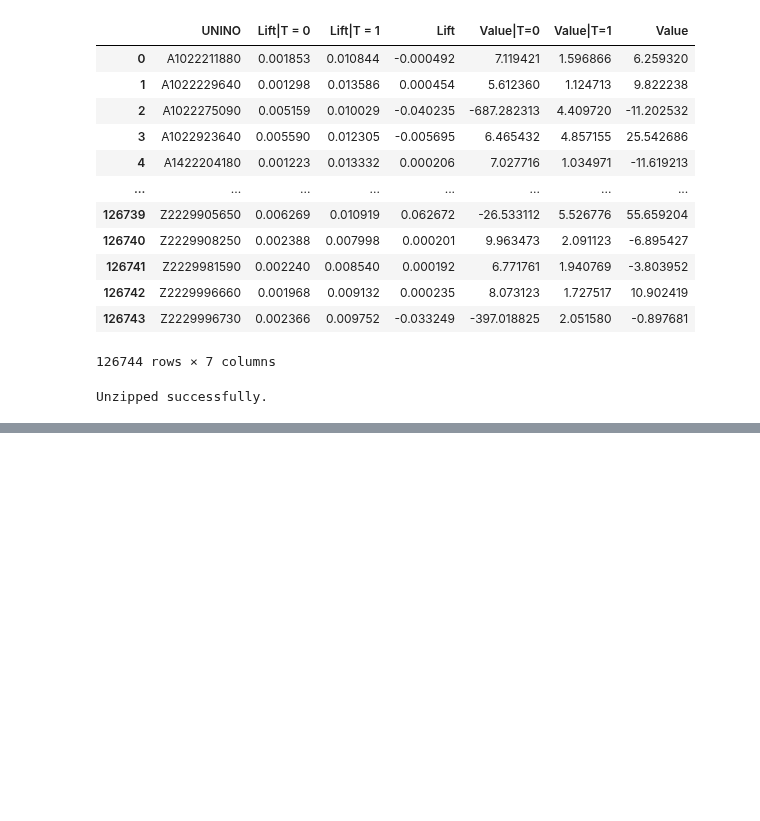
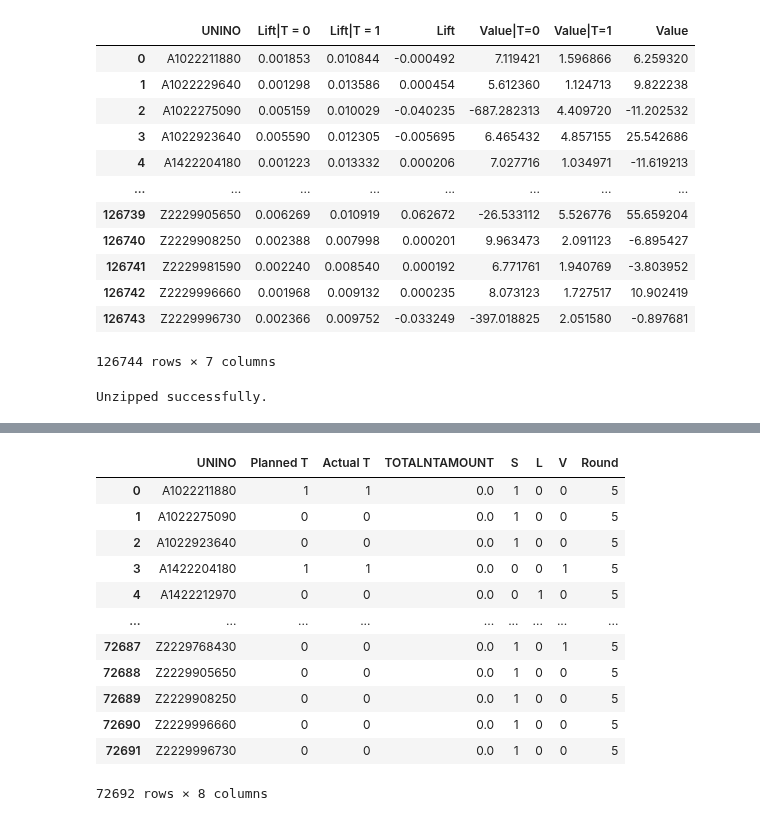
Before and after one commit to sssylvia0/Uplift_Model, a Jupyter notebook: Results.ipynb, the cells around one changed output, grey strips where cells are left out. Cells and saved outputs as stored; diff of their text form; code cells hidden in the pictures; blank space fills up the shorter version.

```diff
--- a/Results.ipynb
+++ b/Results.ipynb
@@ -846,0 +944,47 @@ Concat.to_csv('/content/drive/MyDrive/Sinopac/Results/Final_results.csv', index=
+# %%
+#標籤, TAG轉換
+# 定義字母到二進制編碼的映射
+binary_mapping = {
+    'A': '100',
+    'B': '010',
+    'C': '001',
+    'D': '110',
+    'E': '011',
+    'F': '101',
+    'G': '111'
+}
+
+# Define the function to convert labels to binary representation
+# 定義函數來將標籤轉換成二進制編碼
+def convert_to_binary(label):
+    binary_label = ''
+    # 檢查標籤中的每個字母
+    for char in label:
+        # 如果字母是英文字母且在映射中存在，則將其對應的二進制編碼加入到 binary_label 中
+        if char in binary_mapping:
+            binary_label += binary_mapping[char.upper()]
+    return binary_label
+
+
+binary_label = df_new['標籤'].apply(convert_to_binary)
+df_new['標籤'] = binary_label
+# 将 '標籤' 列拆分成三列
+df_new[['S', 'L', 'V']] = df_new['標籤'].str.split('', expand=True).iloc[:, 1:4]
+# 移除原始的 '標籤' 列
+df_new.drop('標籤', axis=1, inplace=True)
+df_new['Round'] = 5
+df_new
+# %% [output]
+|  | UNINO | Planned T | Actual T | TOTALNTAMOUNT | S | L | V | Round |
+| 0 | A1022211880 | 1 | 1 | 0.0 | 1 | 0 | 0 | 5 |
+| 1 | A1022275090 | 0 | 0 | 0.0 | 1 | 0 | 0 | 5 |
+| 2 | A1022923640 | 0 | 0 | 0.0 | 1 | 0 | 0 | 5 |
+| 3 | A1422204180 | 1 | 1 | 0.0 | 0 | 0 | 1 | 5 |
+| 4 | A1422212970 | 0 | 0 | 0.0 | 0 | 1 | 0 | 5 |
+| ... | ... | ... | ... | ... | ... | ... | ... | ... |
+| 72687 | Z2229768430 | 0 | 0 | 0.0 | 1 | 0 | 1 | 5 |
+| 72688 | Z2229905650 | 0 | 0 | 0.0 | 1 | 0 | 0 | 5 |
+| 72689 | Z2229908250 | 0 | 0 | 0.0 | 1 | 0 | 0 | 5 |
+| 72690 | Z2229996660 | 0 | 0 | 0.0 | 1 | 0 | 0 | 5 |
+| 72691 | Z2229996730 | 0 | 0 | 0.0 | 1 | 0 | 0 | 5 |
+72692 rows × 8 columns
```
Also changed, not shown: parts of 16 cells of this notebook.
